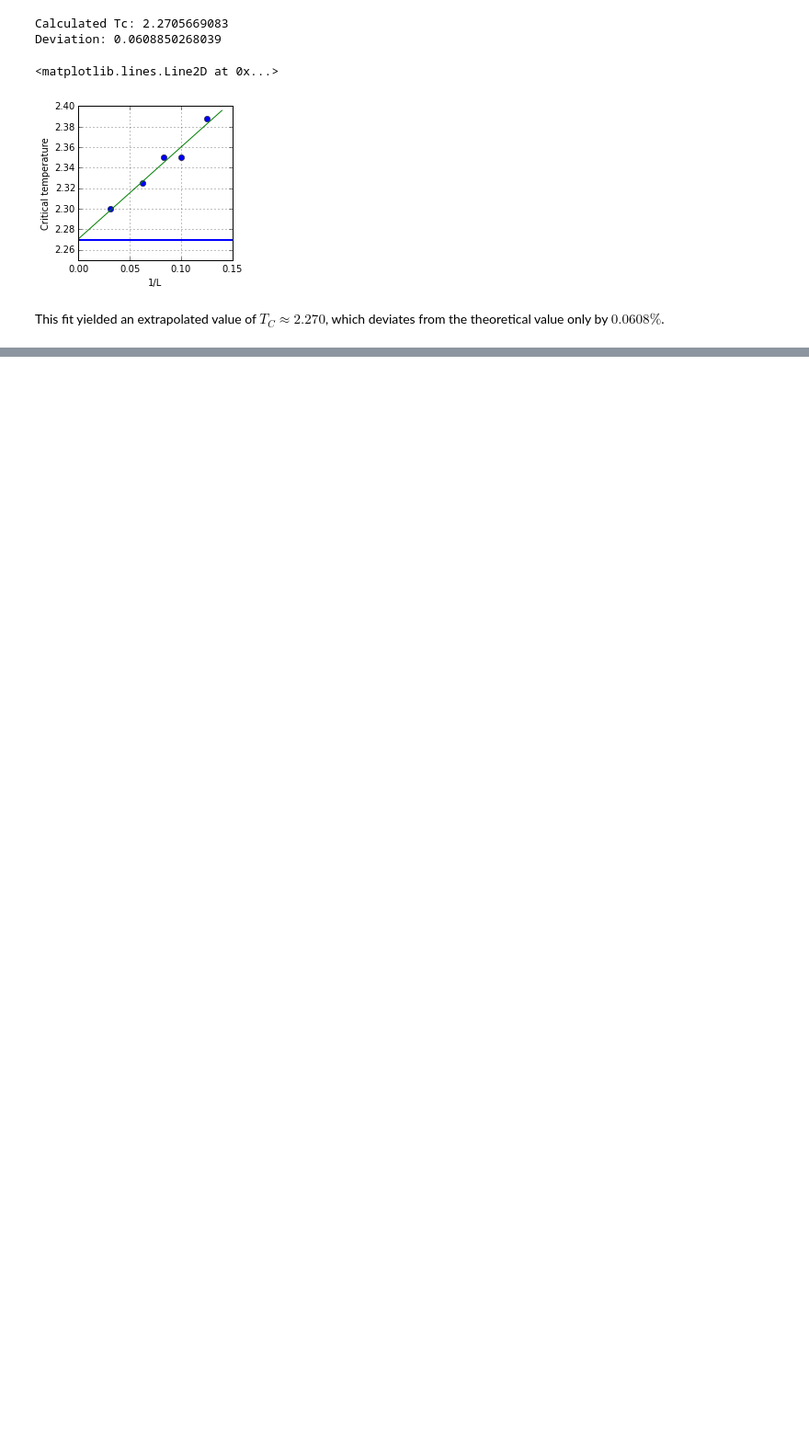
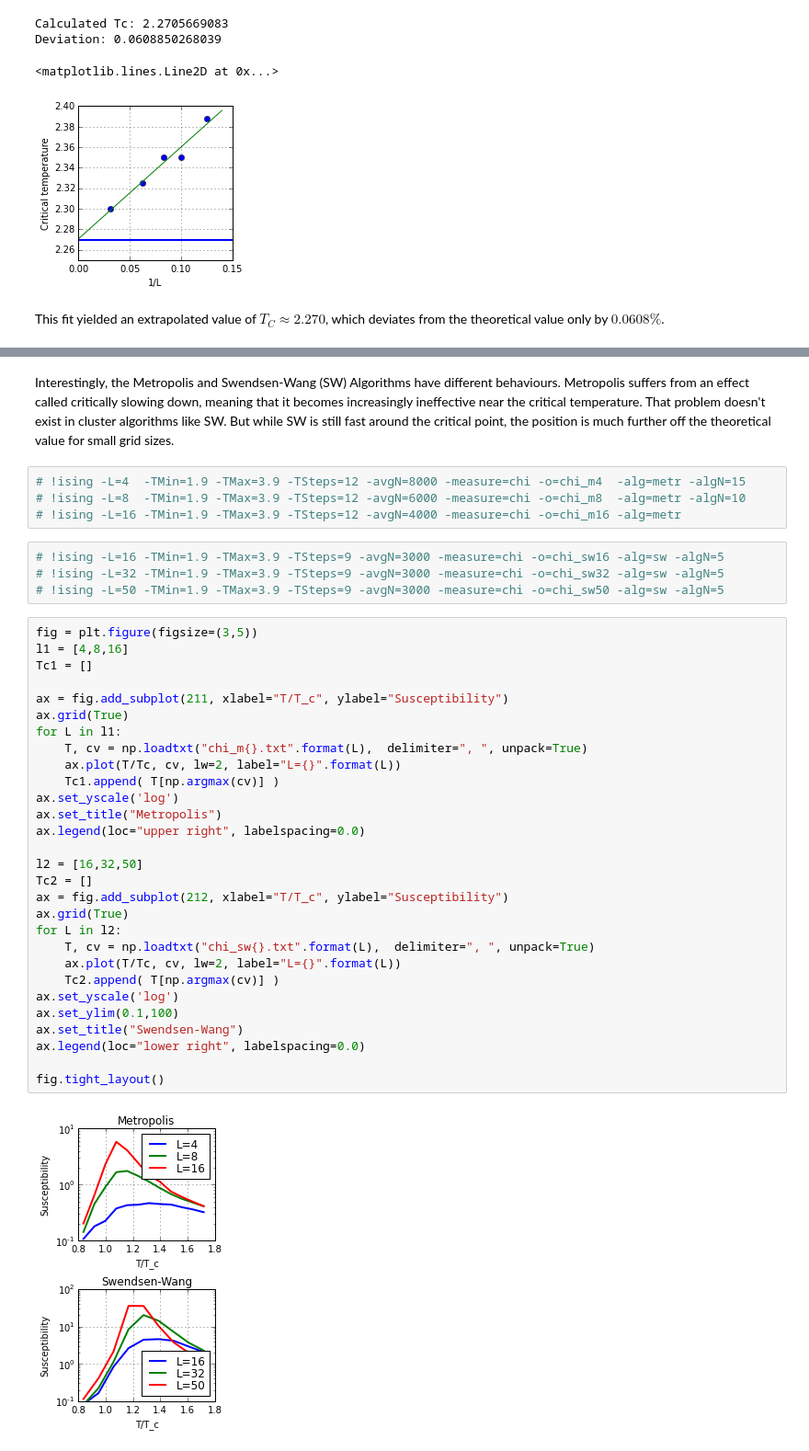
Before and after one commit to s9w/magneto, a Jupyter notebook: usage.ipynb, the cells around one changed output, grey strips where cells are left out. Shown at 92% size. Cells and saved outputs as stored; diff of their text form; blank space fills up the shorter version.

```diff
--- a/usage.ipynb
+++ b/usage.ipynb
@@ -153,0 +157,41 @@ This fit yielded an extrapolated value of $T_C\approx 2.270$, which deviates fro
+# %% [markdown]
+Interestingly, the Metropolis and Swendsen-Wang (SW) Algorithms have different behaviours. Metropolis suffers from an effect called critically slowing down, meaning that it becomes increasingly ineffective near the critical temperature. That problem doesn't exist in cluster algorithms like SW. But while SW is still fast around the critical point, the position is much further off the theoretical value for small grid sizes.
+# %%
+# !ising -L=4  -TMin=1.9 -TMax=3.9 -TSteps=12 -avgN=8000 -measure=chi -o=chi_m4  -alg=metr -algN=15
+# !ising -L=8  -TMin=1.9 -TMax=3.9 -TSteps=12 -avgN=6000 -measure=chi -o=chi_m8  -alg=metr -algN=10
+# !ising -L=16 -TMin=1.9 -TMax=3.9 -TSteps=12 -avgN=4000 -measure=chi -o=chi_m16 -alg=metr
+# %%
+# !ising -L=16 -TMin=1.9 -TMax=3.9 -TSteps=9 -avgN=3000 -measure=chi -o=chi_sw16 -alg=sw -algN=5
+# !ising -L=32 -TMin=1.9 -TMax=3.9 -TSteps=9 -avgN=3000 -measure=chi -o=chi_sw32 -alg=sw -algN=5
+# !ising -L=50 -TMin=1.9 -TMax=3.9 -TSteps=9 -avgN=3000 -measure=chi -o=chi_sw50 -alg=sw -algN=5
+# %%
+fig = plt.figure(figsize=(3,5))
+l1 = [4,8,16]
+Tc1 = []
+
+ax = fig.add_subplot(211, xlabel="T/T_c", ylabel="Susceptibility")
+ax.grid(True)
+for L in l1:
+    T, cv = np.loadtxt("chi_m{}.txt".format(L),  delimiter=", ", unpack=True)
+    ax.plot(T/Tc, cv, lw=2, label="L={}".format(L))
+    Tc1.append( T[np.argmax(cv)] )
+ax.set_yscale('log')
+ax.set_title("Metropolis")
+ax.legend(loc="upper right", labelspacing=0.0)
+
+l2 = [16,32,50]
+Tc2 = []
+ax = fig.add_subplot(212, xlabel="T/T_c", ylabel="Susceptibility")
+ax.grid(True)
+for L in l2:
+    T, cv = np.loadtxt("chi_sw{}.txt".format(L),  delimiter=", ", unpack=True)
+    ax.plot(T/Tc, cv, lw=2, label="L={}".format(L))
+    Tc2.append( T[np.argmax(cv)] )
+ax.set_yscale('log')
+ax.set_ylim(0.1,100)
+ax.set_title("Swendsen-Wang")
+ax.legend(loc="lower right", labelspacing=0.0)
+
+fig.tight_layout()
+# %% [output]
+[figure, added]
```
Also changed, not shown: parts of 15 cells of this notebook, 6 other files.
